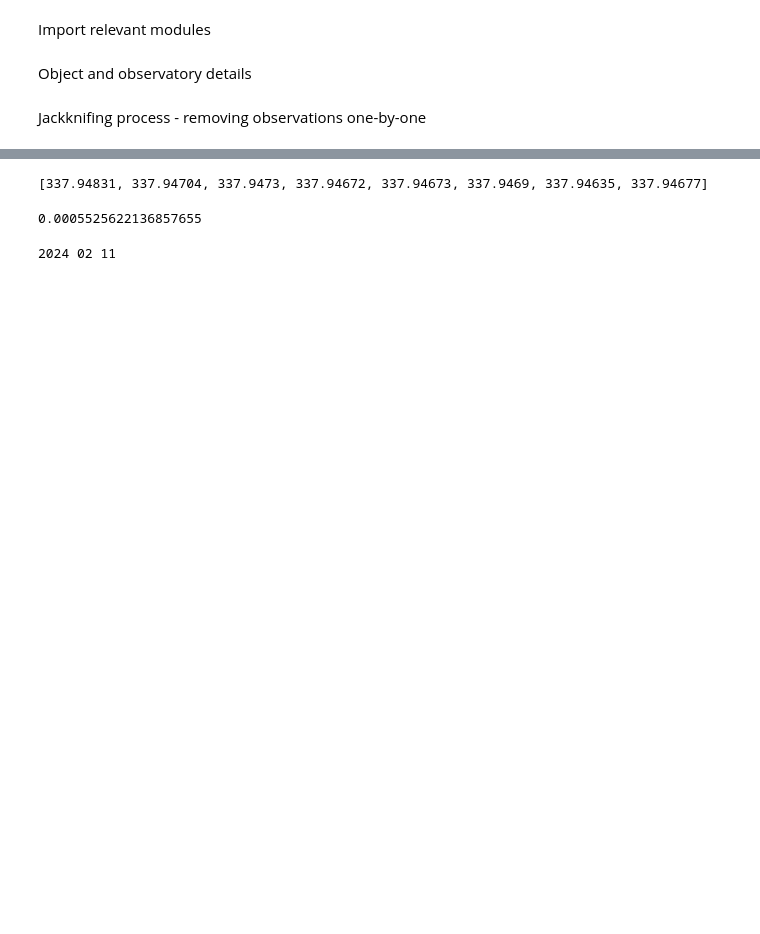
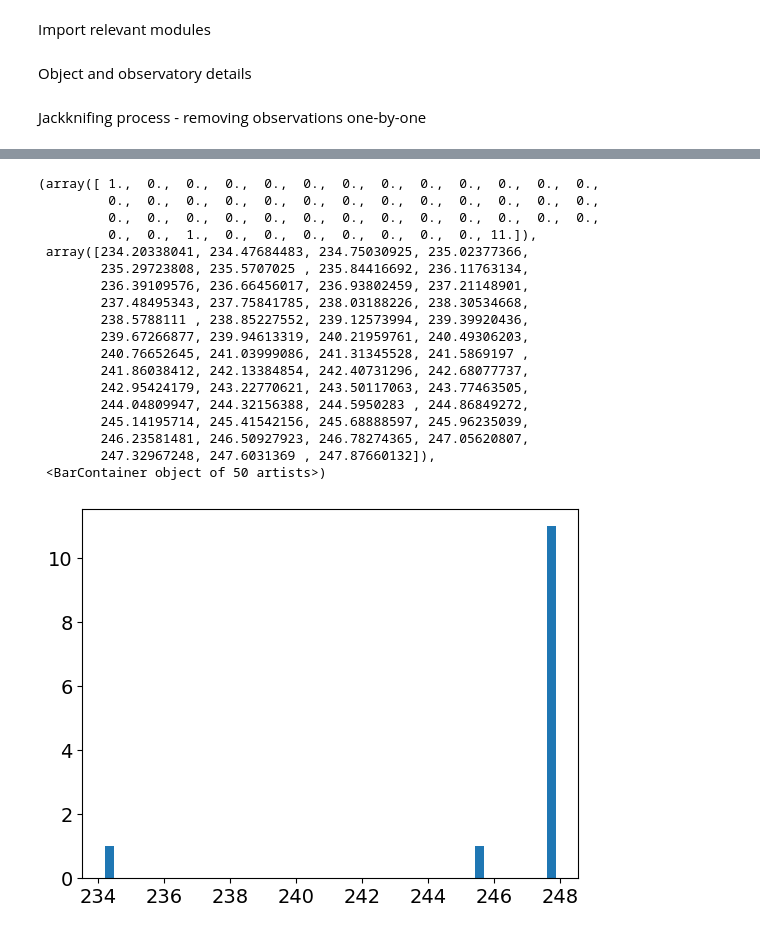
Before and after one commit to BradleyMak/Near-Earth-Asteroids, a Jupyter notebook: jackknifing_technique.ipynb, the cells around one changed output, grey strips where cells are left out. Cells and saved outputs as stored; diff of their text form; code cells hidden in the pictures; blank space fills up the shorter version.

```diff
--- a/jackknifing_technique.ipynb
+++ b/jackknifing_technique.ipynb
@@ -66,13 +78,23 @@ print(errors)
-# %%
-print([i[0] for i in elements])
-
-np.std([i[0] for i in elements])
-# %% [output]
-[337.94831, 337.94704, 337.9473, 337.94672, 337.94673, 337.9469, 337.94635, 337.94677]
-0.0005525622136857655
-# %%
-functions.write_orbital_parameters(object, fo_epoch, fo_mean_anomaly, fo_peri_arg, fo_sma, fo_asc_node, fo_eccentricity, fo_inc)
-print(fo_epoch)
-# %% [output]
-2024 02 11
+# %%
+plt.hist([i[8] for i in elements], bins = 50)
+# %% [output]
+(array([ 1.,  0.,  0.,  0.,  0.,  0.,  0.,  0.,  0.,  0.,  0.,  0.,  0.,
+         0.,  0.,  0.,  0.,  0.,  0.,  0.,  0.,  0.,  0.,  0.,  0.,  0.,
+         0.,  0.,  0.,  0.,  0.,  0.,  0.,  0.,  0.,  0.,  0.,  0.,  0.,
+         0.,  0.,  1.,  0.,  0.,  0.,  0.,  0.,  0.,  0., 11.]),
+ array([234.20338041, 234.47684483, 234.75030925, 235.02377366,
+        235.29723808, 235.5707025 , 235.84416692, 236.11763134,
+        236.39109576, 236.66456017, 236.93802459, 237.21148901,
+        237.48495343, 237.75841785, 238.03188226, 238.30534668,
+        238.5788111 , 238.85227552, 239.12573994, 239.39920436,
+        239.67266877, 239.94613319, 240.21959761, 240.49306203,
+        240.76652645, 241.03999086, 241.31345528, 241.5869197 ,
+        241.86038412, 242.13384854, 242.40731296, 242.68077737,
+        242.95424179, 243.22770621, 243.50117063, 243.77463505,
+        244.04809947, 244.32156388, 244.5950283 , 244.86849272,
+        245.14195714, 245.41542156, 245.68888597, 245.96235039,
+        246.23581481, 246.50927923, 246.78274365, 247.05620807,
+        247.32967248, 247.6031369 , 247.87660132]),
+ <BarContainer object of 50 artists>)
+[figure, added]
 # %%
```
Also changed, not shown: parts of 15 cells of this notebook.
